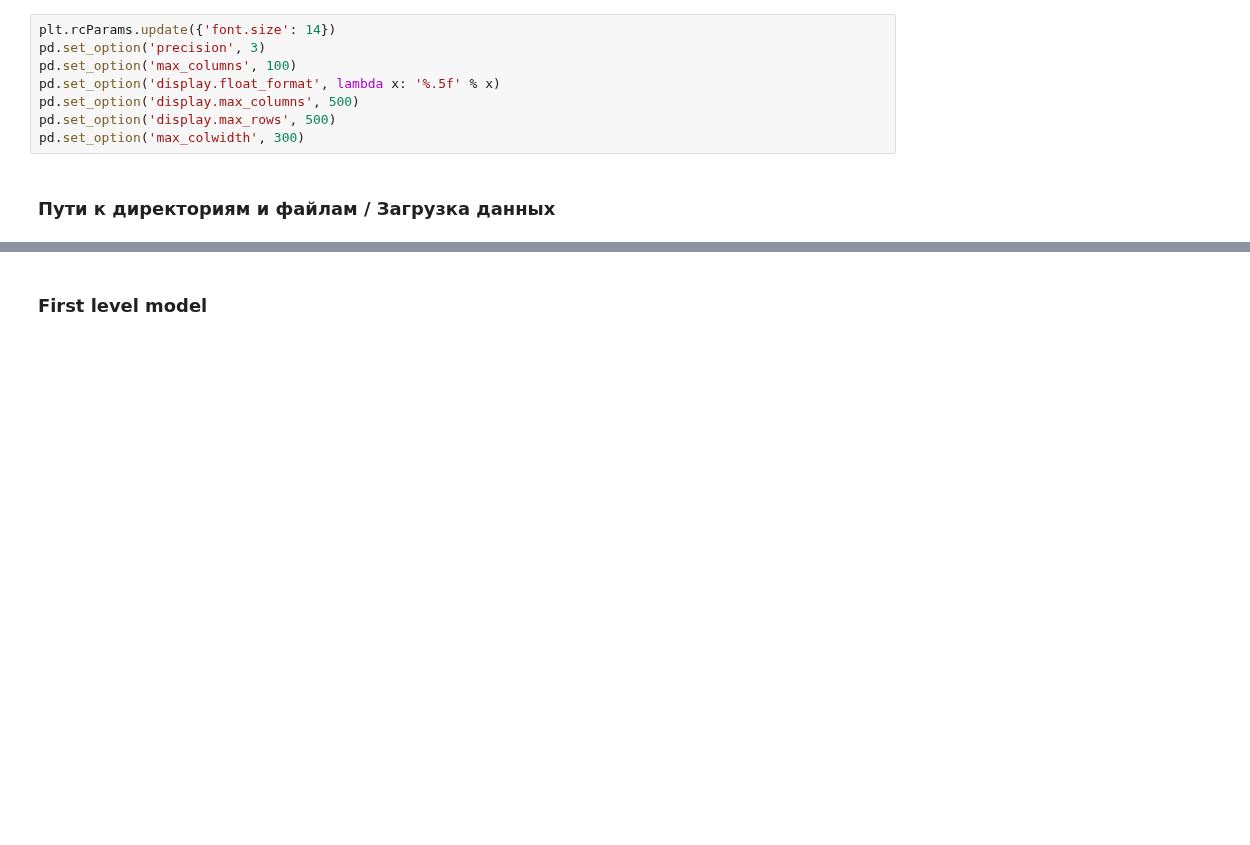
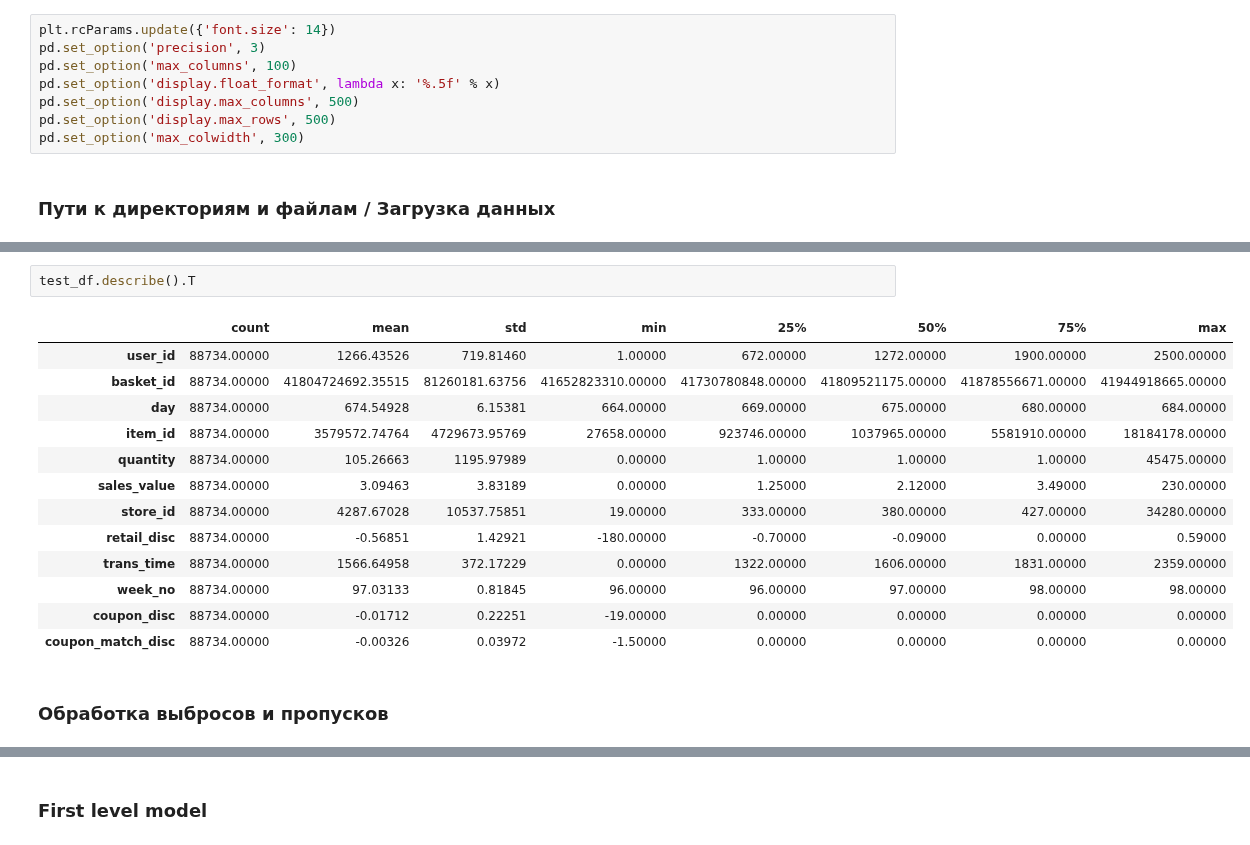
Before and after one commit to Miillya/Geekbrains, a Jupyter notebook: Рекомендательные системы/final_project/final_project.ipynb, the cells around one changed output, grey strips where cells are left out. Cells and saved outputs as stored; diff of their text form; blank space fills up the shorter version.

```diff
--- a/Рекомендательные системы/final_project/final_project.ipynb
+++ b/Рекомендательные системы/final_project/final_project.ipynb
@@ -56,0 +159,18 @@ user_features = pd.read_csv('data/hh_demographic.csv')
+# %%
+test_df.describe().T
+# %% [output]
+|  | count | mean | std | min | 25% | 50% | 75% | max |
+| user_id | 88734.00000 | 1266.43526 | 719.81460 | 1.00000 | 672.00000 | 1272.00000 | 1900.00000 | 2500.00000 |
+| basket_id | 88734.00000 | 41804724692.35515 | 81260181.63756 | 41652823310.00000 | 41730780848.00000 | 41809521175.00000 | 41878556671.00000 | 41944918665.00000 |
+| day | 88734.00000 | 674.54928 | 6.15381 | 664.00000 | 669.00000 | 675.00000 | 680.00000 | 684.00000 |
+| item_id | 88734.00000 | 3579572.74764 | 4729673.95769 | 27658.00000 | 923746.00000 | 1037965.00000 | 5581910.00000 | 18184178.00000 |
+| quantity | 88734.00000 | 105.26663 | 1195.97989 | 0.00000 | 1.00000 | 1.00000 | 1.00000 | 45475.00000 |
+| sales_value | 88734.00000 | 3.09463 | 3.83189 | 0.00000 | 1.25000 | 2.12000 | 3.49000 | 230.00000 |
+| store_id | 88734.00000 | 4287.67028 | 10537.75851 | 19.00000 | 333.00000 | 380.00000 | 427.00000 | 34280.00000 |
+| retail_disc | 88734.00000 | -0.56851 | 1.42921 | -180.00000 | -0.70000 | -0.09000 | 0.00000 | 0.59000 |
+| trans_time | 88734.00000 | 1566.64958 | 372.17229 | 0.00000 | 1322.00000 | 1606.00000 | 1831.00000 | 2359.00000 |
+| week_no | 88734.00000 | 97.03133 | 0.81845 | 96.00000 | 96.00000 | 97.00000 | 98.00000 | 98.00000 |
+| coupon_disc | 88734.00000 | -0.01712 | 0.22251 | -19.00000 | 0.00000 | 0.00000 | 0.00000 | 0.00000 |
+| coupon_match_disc | 88734.00000 | -0.00326 | 0.03972 | -1.50000 | 0.00000 | 0.00000 | 0.00000 | 0.00000 |
+# %% [markdown]
+### Обработка выбросов и пропусков
```
Also changed, not shown: parts of 43 cells of this notebook, 6 other files.
